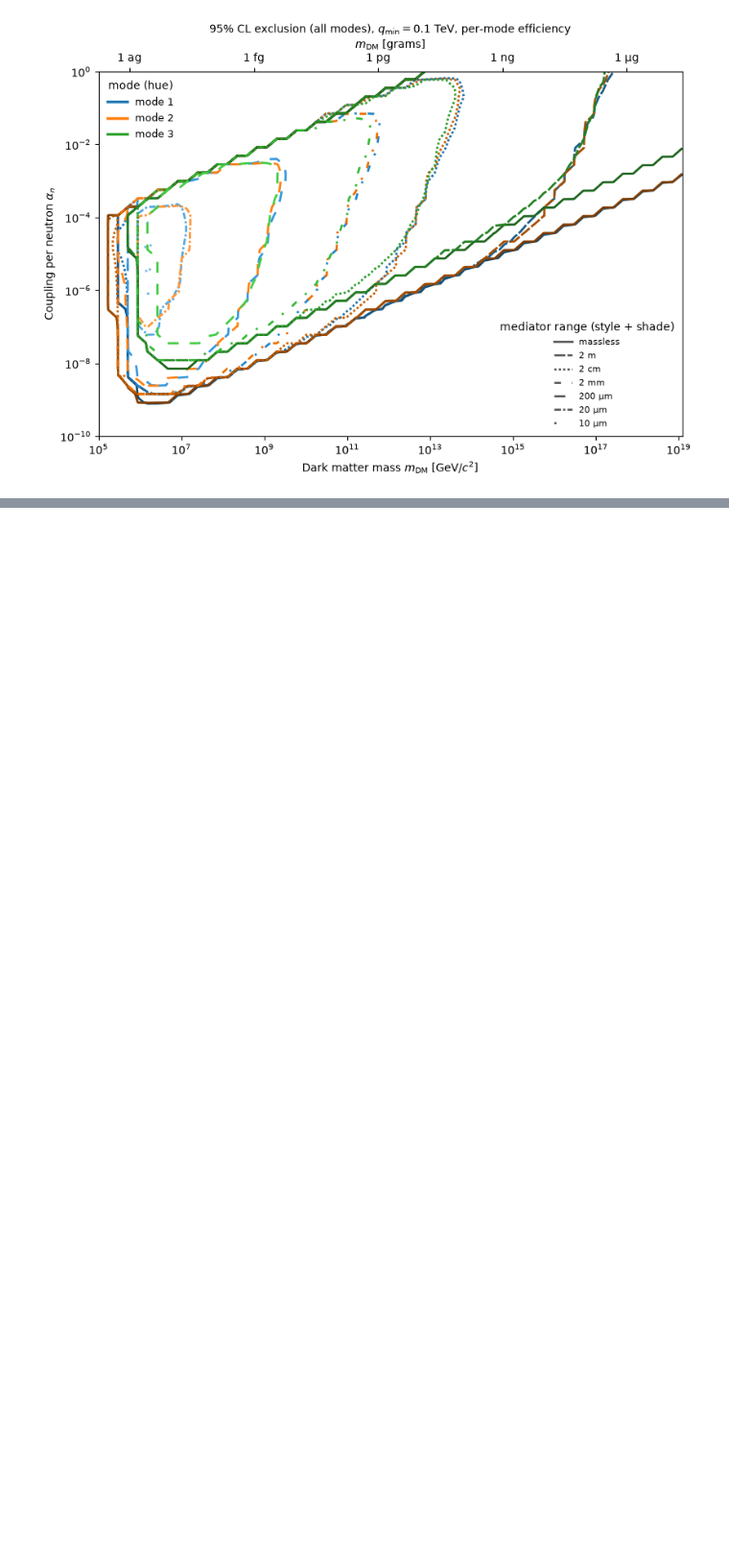
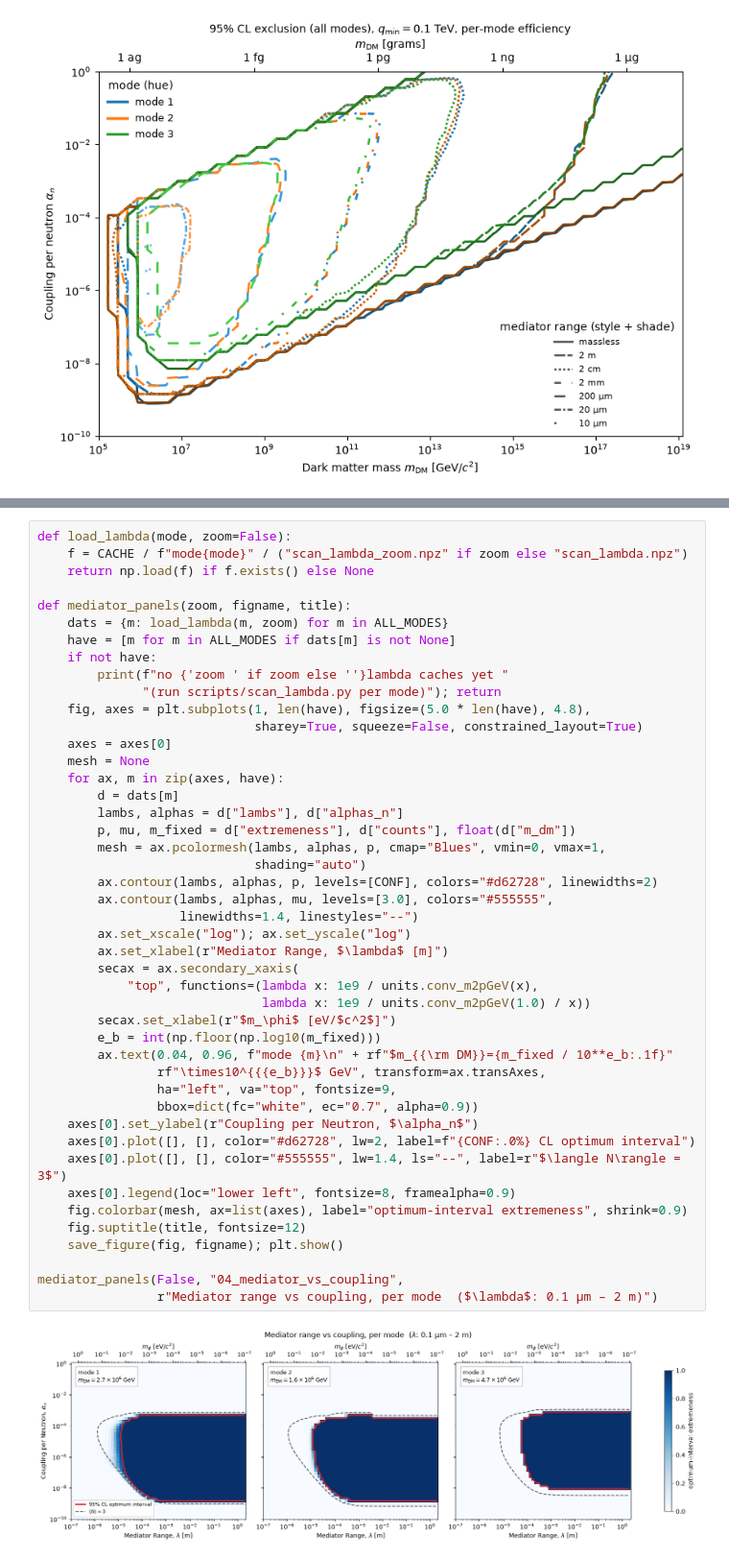
Before and after one commit to PolonaiseExperiment/luhdm, a Jupyter notebook: notebooks/04_mode_comparison.ipynb, the cells around one changed output, grey strips where cells are left out. Shown at 96% size. Saved outputs shown, nothing was run; the diff lists cells and outputs as text; blank space fills up the shorter version.

```diff
--- a/notebooks/04_mode_comparison.ipynb
+++ b/notebooks/04_mode_comparison.ipynb
@@ -148,0 +161,47 @@ save_figure(fig, f"04_exclusion_{tag}"); plt.show()
+# %%
+def load_lambda(mode, zoom=False):
+    f = CACHE / f"mode{mode}" / ("scan_lambda_zoom.npz" if zoom else "scan_lambda.npz")
+    return np.load(f) if f.exists() else None
+
+def mediator_panels(zoom, figname, title):
+    dats = {m: load_lambda(m, zoom) for m in ALL_MODES}
+    have = [m for m in ALL_MODES if dats[m] is not None]
+    if not have:
+        print(f"no {'zoom ' if zoom else ''}lambda caches yet "
+              "(run scripts/scan_lambda.py per mode)"); return
+    fig, axes = plt.subplots(1, len(have), figsize=(5.0 * len(have), 4.8),
+                             sharey=True, squeeze=False, constrained_layout=True)
+    axes = axes[0]
+    mesh = None
+    for ax, m in zip(axes, have):
+        d = dats[m]
+        lambs, alphas = d["lambs"], d["alphas_n"]
+        p, mu, m_fixed = d["extremeness"], d["counts"], float(d["m_dm"])
+        mesh = ax.pcolormesh(lambs, alphas, p, cmap="Blues", vmin=0, vmax=1,
+                             shading="auto")
+        ax.contour(lambs, alphas, p, levels=[CONF], colors="#d62728", linewidths=2)
+        ax.contour(lambs, alphas, mu, levels=[3.0], colors="#555555",
+                   linewidths=1.4, linestyles="--")
+        ax.set_xscale("log"); ax.set_yscale("log")
+        ax.set_xlabel(r"Mediator Range, $\lambda$ [m]")
+        secax = ax.secondary_xaxis(
+            "top", functions=(lambda x: 1e9 / units.conv_m2pGeV(x),
+                              lambda x: 1e9 / units.conv_m2pGeV(1.0) / x))
+        secax.set_xlabel(r"$m_\phi$ [eV/$c^2$]")
+        e_b = int(np.floor(np.log10(m_fixed)))
+        ax.text(0.04, 0.96, f"mode {m}\n" + rf"$m_{{\rm DM}}={m_fixed / 10**e_b:.1f}"
+                rf"\times10^{{{e_b}}}$ GeV", transform=ax.transAxes,
+                ha="left", va="top", fontsize=9,
+                bbox=dict(fc="white", ec="0.7", alpha=0.9))
+    axes[0].set_ylabel(r"Coupling per Neutron, $\alpha_n$")
+    axes[0].plot([], [], color="#d62728", lw=2, label=f"{CONF:.0%} CL optimum interval")
+    axes[0].plot([], [], color="#555555", lw=1.4, ls="--", label=r"$\langle N\rangle = 3$")
+    axes[0].legend(loc="lower left", fontsize=8, framealpha=0.9)
+    fig.colorbar(mesh, ax=list(axes), label="optimum-interval extremeness", shrink=0.9)
+    fig.suptitle(title, fontsize=12)
+    save_figure(fig, figname); plt.show()
+
+mediator_panels(False, "04_mediator_vs_coupling",
+                r"Mediator range vs coupling, per mode  ($\lambda$: 0.1 µm – 2 m)")
+# %% [output]
+[figure, added]
```
Also changed, not shown: parts of 3 cells of this notebook, 36 other files.
